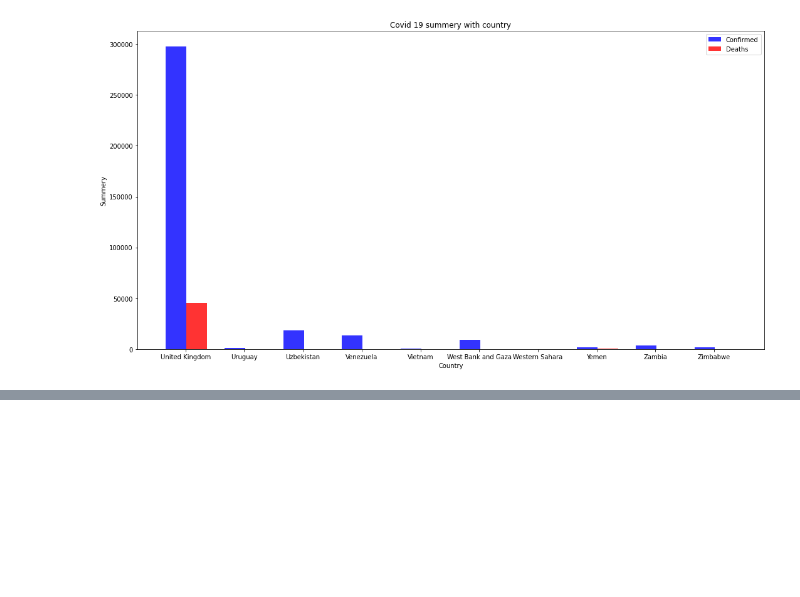
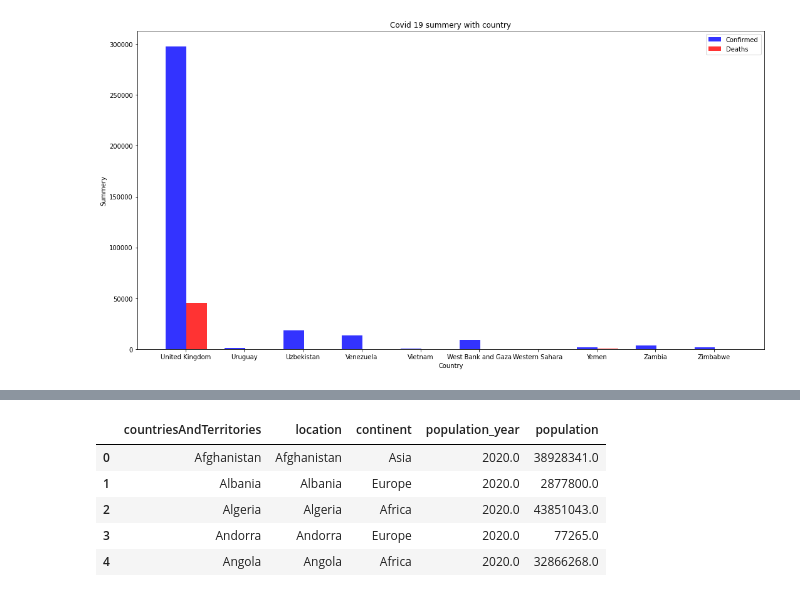
Before and after one commit to rukmals/ColabProject, a Jupyter notebook: Coivid19Analysis.ipynb, the cells around one changed output, grey strips where cells are left out. Drawn from its saved outputs; the diff is of its cells as text; code cells hidden in the pictures; blank space fills up the shorter version.

```diff
--- a/Coivid19Analysis.ipynb
+++ b/Coivid19Analysis.ipynb
@@ -402,0 +504,12 @@ plt.show()
+# %%
+url = 'https://covid.ourworldindata.org/data/ecdc/locations.csv'
+data = pd.read_csv(url)
+
+data.head()
+# %% [output]
+|  | countriesAndTerritories | location | continent | population_year | population |
+| 0 | Afghanistan | Afghanistan | Asia | 2020.0 | 38928341.0 |
+| 1 | Albania | Albania | Europe | 2020.0 | 2877800.0 |
+| 2 | Algeria | Algeria | Africa | 2020.0 | 43851043.0 |
+| 3 | Andorra | Andorra | Europe | 2020.0 | 77265.0 |
+| 4 | Angola | Angola | Africa | 2020.0 | 32866268.0 |
```
Also changed, not shown: parts of 8 cells of this notebook.
